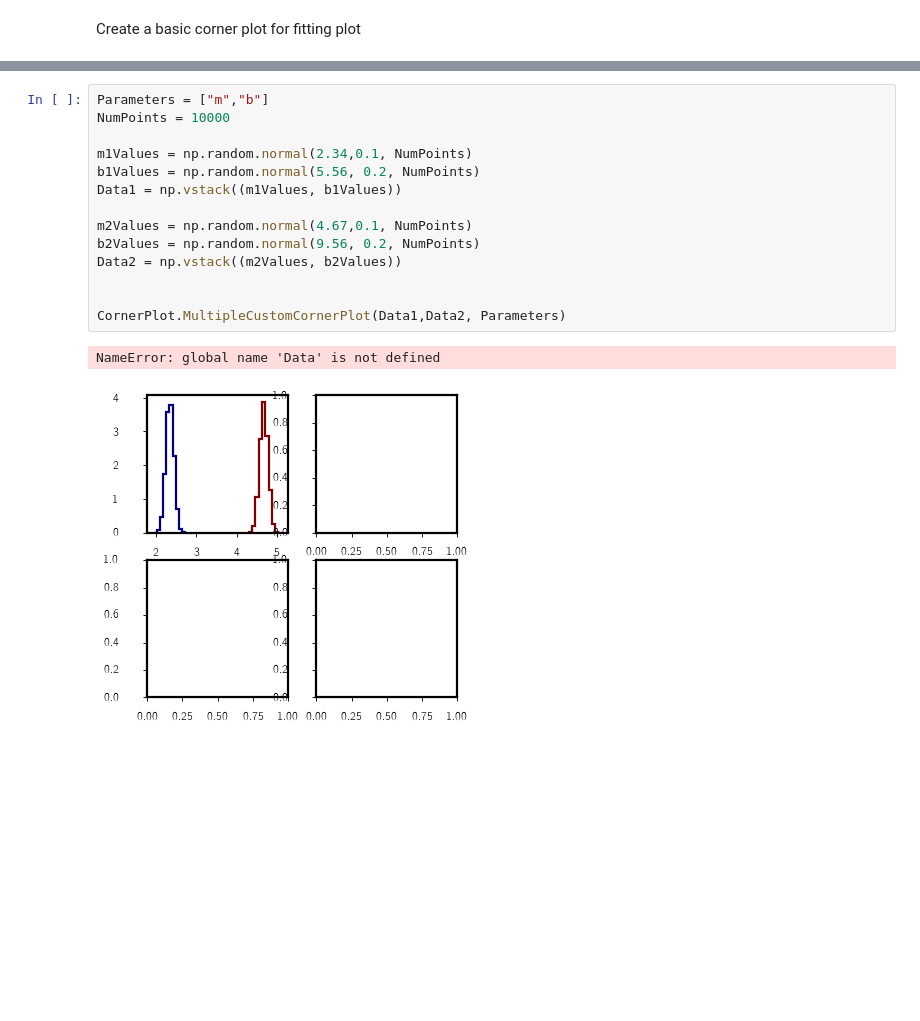
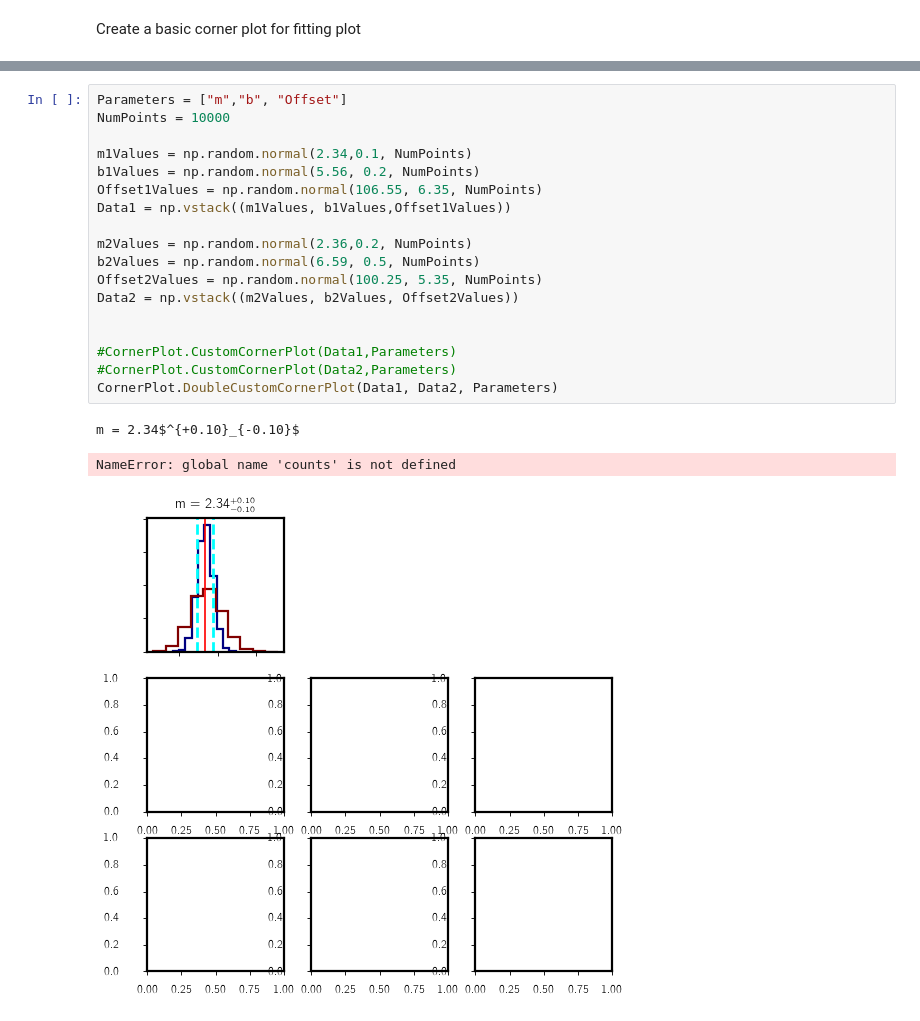
Before and after one commit to prajwal309/CustomCornerPlot, a Jupyter notebook: Test.ipynb, the cells around one changed output, grey strips where cells are left out. Saved outputs shown, nothing was run; the diff lists cells and outputs as text; blank space fills up the shorter version.

Commit message:
Added the feature of plotting two corner plots on top of one another

```diff
--- a/Test.ipynb
+++ b/Test.ipynb
@@ -28,17 +28,22 @@ b = 5.56$^{+0.20}_{-0.20}$
 # %%
-Parameters = ["m","b"]
+Parameters = ["m","b", "Offset"]
 NumPoints = 10000
 
 m1Values = np.random.normal(2.34,0.1, NumPoints)
 b1Values = np.random.normal(5.56, 0.2, NumPoints)
-Data1 = np.vstack((m1Values, b1Values))
+Offset1Values = np.random.normal(106.55, 6.35, NumPoints)
+Data1 = np.vstack((m1Values, b1Values,Offset1Values))
 
-m2Values = np.random.normal(4.67,0.1, NumPoints)
-b2Values = np.random.normal(9.56, 0.2, NumPoints)
-Data2 = np.vstack((m2Values, b2Values))
+m2Values = np.random.normal(2.36,0.2, NumPoints)
+b2Values = np.random.normal(6.59, 0.5, NumPoints)
+Offset2Values = np.random.normal(100.25, 5.35, NumPoints)
+Data2 = np.vstack((m2Values, b2Values, Offset2Values))
 
 
-CornerPlot.MultipleCustomCornerPlot(Data1,Data2, Parameters)
+#CornerPlot.CustomCornerPlot(Data1,Parameters)
+#CornerPlot.CustomCornerPlot(Data2,Parameters)
+CornerPlot.DoubleCustomCornerPlot(Data1, Data2, Parameters)
 # %% [output]
-NameError: global name 'Data' is not defined
+m = 2.34$^{+0.10}_{-0.10}$
+NameError: global name 'counts' is not defined
-[figure, old version]
+[figure, new version]
```
Also changed, not shown: parts of 1 cell of this notebook, 1 other file.
